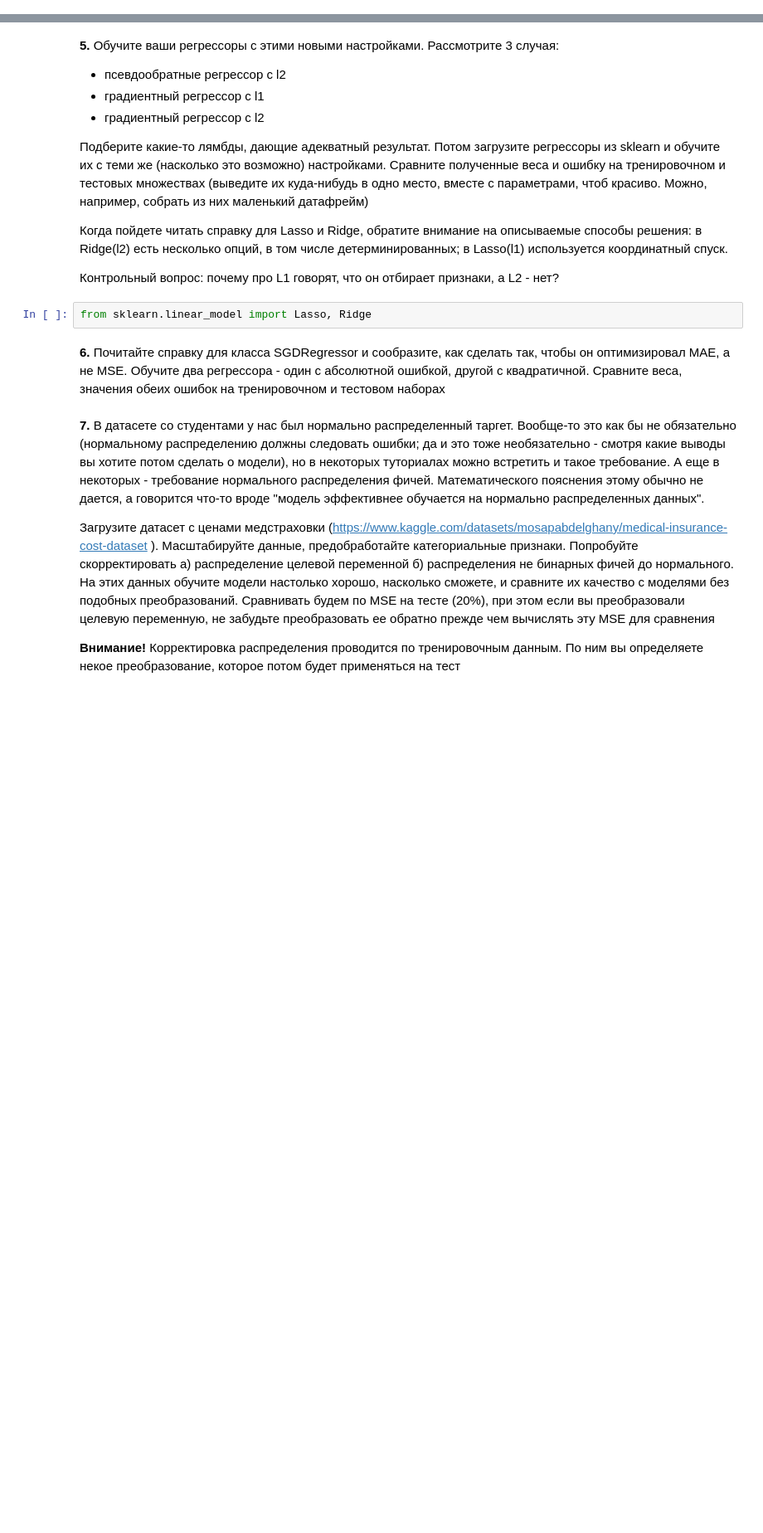
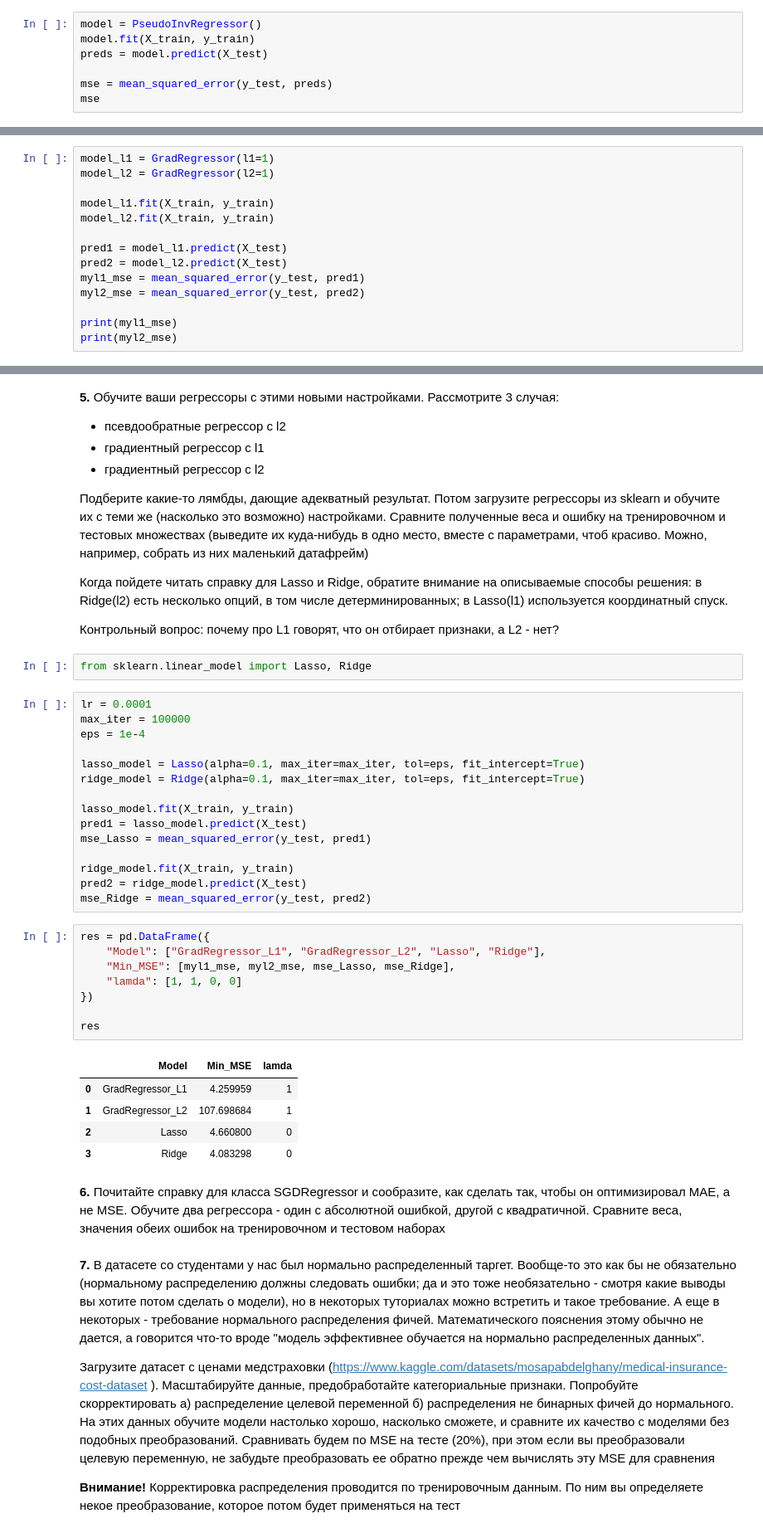
Before and after one commit to BorisKrutko/FAMS-BSU, a Jupyter notebook: ml bsu/lw2_linear_regression/LB2_template.ipynb, the cells around one changed output, grey strips where cells are left out. Shown: that part at 83% size. Drawn from its saved outputs; the diff is of its cells as text; blank space fills up the shorter version.

```diff
--- a/ml bsu/lw2_linear_regression/LB2_template.ipynb
+++ b/ml bsu/lw2_linear_regression/LB2_template.ipynb
@@ -63,0 +208,7 @@ from sklearn.preprocessing import MinMaxScaler, StandardScaler
+# %%
+model = PseudoInvRegressor()
+model.fit(X_train, y_train)
+preds = model.predict(X_test)
+
+mse = mean_squared_error(y_test, preds)
+mse
@@ -75,0 +318,14 @@ $$\frac{1}{N}\sum_{i=1}^N (y_i - X_iw)^2 + \lambda_1\sum_{j=1}^m |w_j| + \lambda
+# %%
+model_l1 = GradRegressor(l1=1)
+model_l2 = GradRegressor(l2=1)
+
+model_l1.fit(X_train, y_train)
+model_l2.fit(X_train, y_train)
+
+pred1 = model_l1.predict(X_test)
+pred2 = model_l2.predict(X_test)
+myl1_mse = mean_squared_error(y_test, pred1)
+myl2_mse = mean_squared_error(y_test, pred2)
+
+print(myl1_mse)
+print(myl2_mse)
@@ -86,6 +345,35 @@ $$\frac{1}{N}\sum_{i=1}^N (y_i - X_iw)^2 + \lambda_1\sum_{j=1}^m |w_j| + \lambda
 Контрольный вопрос: почему про L1 говорят, что он отбирает признаки, а L2 - нет?
 # %%
 from sklearn.linear_model import Lasso, Ridge
+# %%
+lr = 0.0001
+max_iter = 100000
+eps = 1e-4
+
+lasso_model = Lasso(alpha=0.1, max_iter=max_iter, tol=eps, fit_intercept=True)
+ridge_model = Ridge(alpha=0.1, max_iter=max_iter, tol=eps, fit_intercept=True)
+
+lasso_model.fit(X_train, y_train)
+pred1 = lasso_model.predict(X_test)
+mse_Lasso = mean_squared_error(y_test, pred1)
+
+ridge_model.fit(X_train, y_train)
+pred2 = ridge_model.predict(X_test)
+mse_Ridge = mean_squared_error(y_test, pred2)
+# %%
+res = pd.DataFrame({
+    "Model": ["GradRegressor_L1", "GradRegressor_L2", "Lasso", "Ridge"],
+    "Min_MSE": [myl1_mse, myl2_mse, mse_Lasso, mse_Ridge],
+    "lamda": [1, 1, 0, 0]
+})
+
+res
+# %% [output]
+|  | Model | Min_MSE | lamda |
+| 0 | GradRegressor_L1 | 4.259959 | 1 |
+| 1 | GradRegressor_L2 | 107.698684 | 1 |
+| 2 | Lasso | 4.660800 | 0 |
+| 3 | Ridge | 4.083298 | 0 |
 # %% [markdown]
 **6.** Почитайте справку для класса SGDRegressor и сообразите, как сделать так, чтобы он оптимизировал MAE, а не MSE. Обучите два регрессора - один с абсолютной ошибкой, другой с квадратичной. Сравните веса, значения обеих ошибок на тренировочном и тестовом наборах
 # %% [markdown]
```
Also changed, not shown: parts of 19 cells of this notebook.
